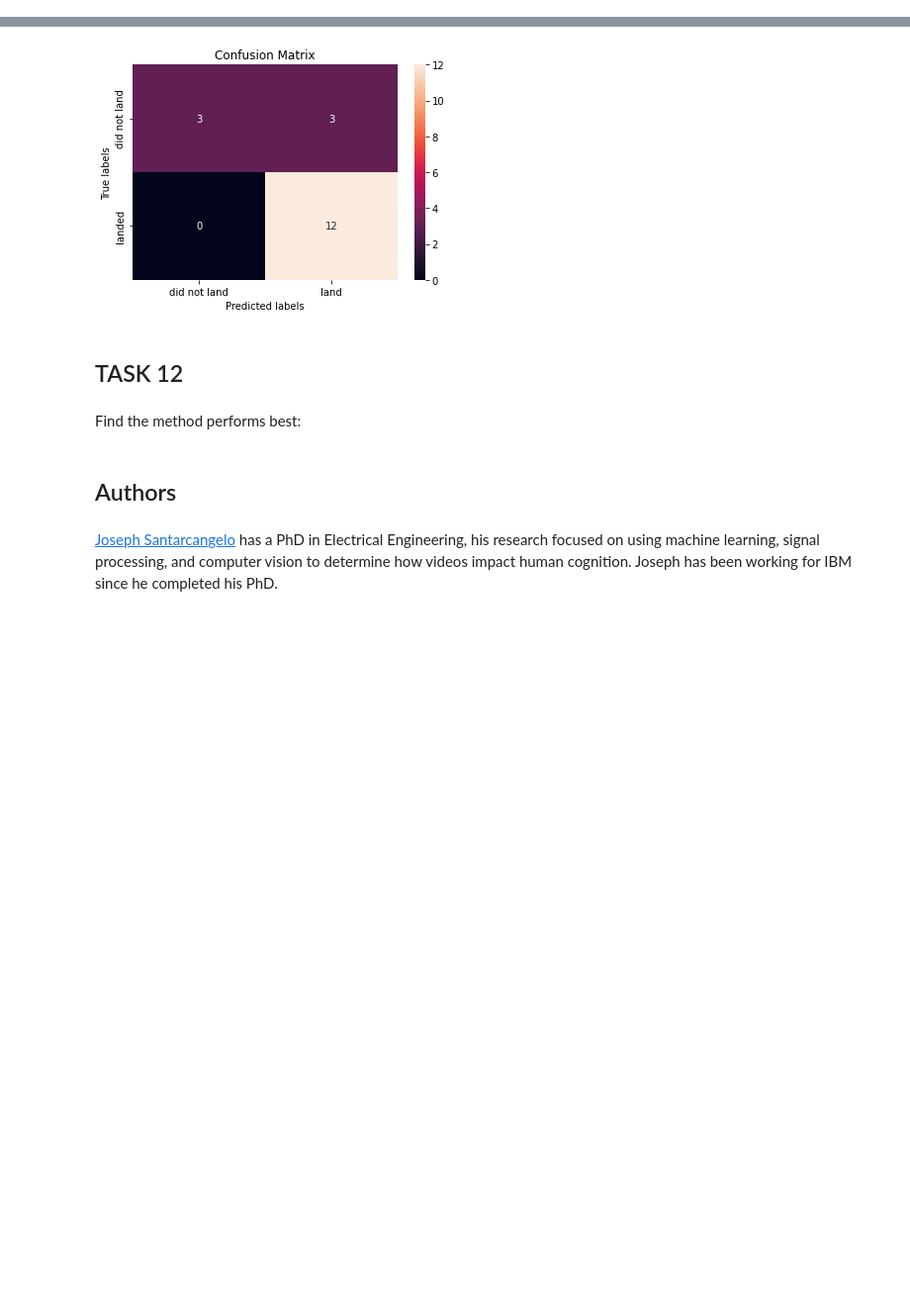
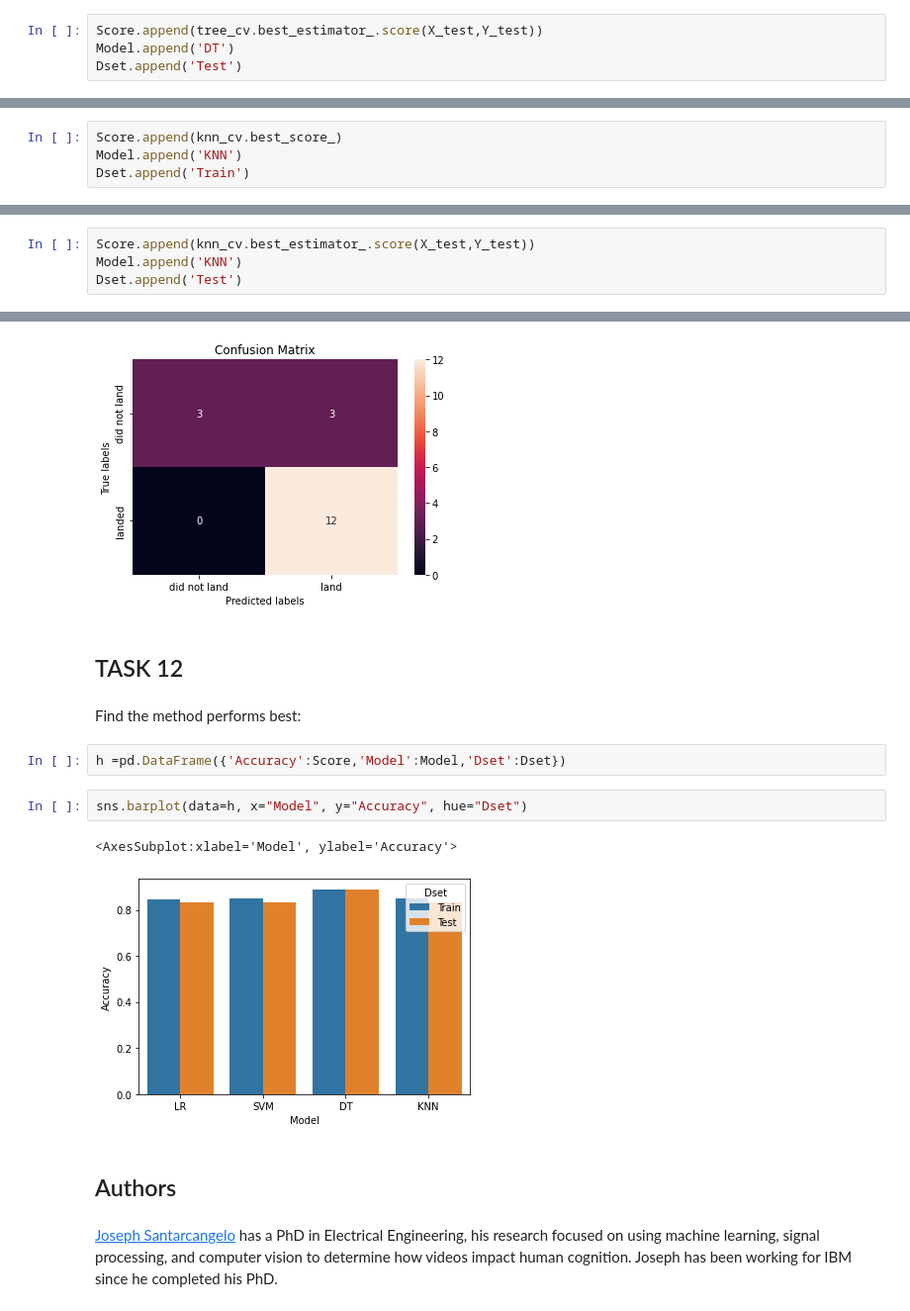
Before and after one commit to boros91/IBM_Python_Capstone_project, a Jupyter notebook: SpaceX_Machine_Learning_Prediction_Part_5.ipynb, the cells around one changed output, grey strips where cells are left out. Shown: that part at 99% size. Saved outputs shown, nothing was run; the diff lists cells and outputs as text; blank space fills up the shorter version.

```diff
--- a/SpaceX_Machine_Learning_Prediction_Part_5.ipynb
+++ b/SpaceX_Machine_Learning_Prediction_Part_5.ipynb
@@ -289,3 +314,7 @@ tree_cv.best_estimator_.score(X_test,Y_test)
+# %%
+Score.append(tree_cv.best_estimator_.score(X_test,Y_test))
+Model.append('DT')
+Dset.append('Test')
 # %% [markdown]
 We can plot the confusion matrix
 # %%
@@ -317,6 +346,10 @@ print("accuracy :",knn_cv.best_score_)
 # %% [output]
 tuned hpyerparameters :(best parameters)  {'algorithm': 'auto', 'n_neighbors': 10, 'p': 1}
 accuracy : 0.8482142857142858
+# %%
+Score.append(knn_cv.best_score_)
+Model.append('KNN')
+Dset.append('Train')
 # %% [markdown]
 ## TASK  11
 # %% [markdown]
@@ -325,6 +358,10 @@ Calculate the accuracy of tree_cv on the test data using the method <code>score<
 knn_cv.best_estimator_.score(X_test,Y_test)
 # %% [output]
 0.8333333333333334
+# %%
+Score.append(knn_cv.best_estimator_.score(X_test,Y_test))
+Model.append('KNN')
+Dset.append('Test')
 # %% [markdown]
 We can plot the confusion matrix
 # %%
@@ -336,6 +373,13 @@ plot_confusion_matrix(Y_test,yhat)
 ## TASK  12
 # %% [markdown]
 Find the method performs best:
+# %%
+h =pd.DataFrame({'Accuracy':Score,'Model':Model,'Dset':Dset})
+# %%
+sns.barplot(data=h, x="Model", y="Accuracy", hue="Dset")
+# %% [output]
+<AxesSubplot:xlabel='Model', ylabel='Accuracy'>
+[figure, added]
 # %% [markdown]
 ## Authors
 # %% [markdown]
```
Also changed, not shown: parts of 10 cells of this notebook.
